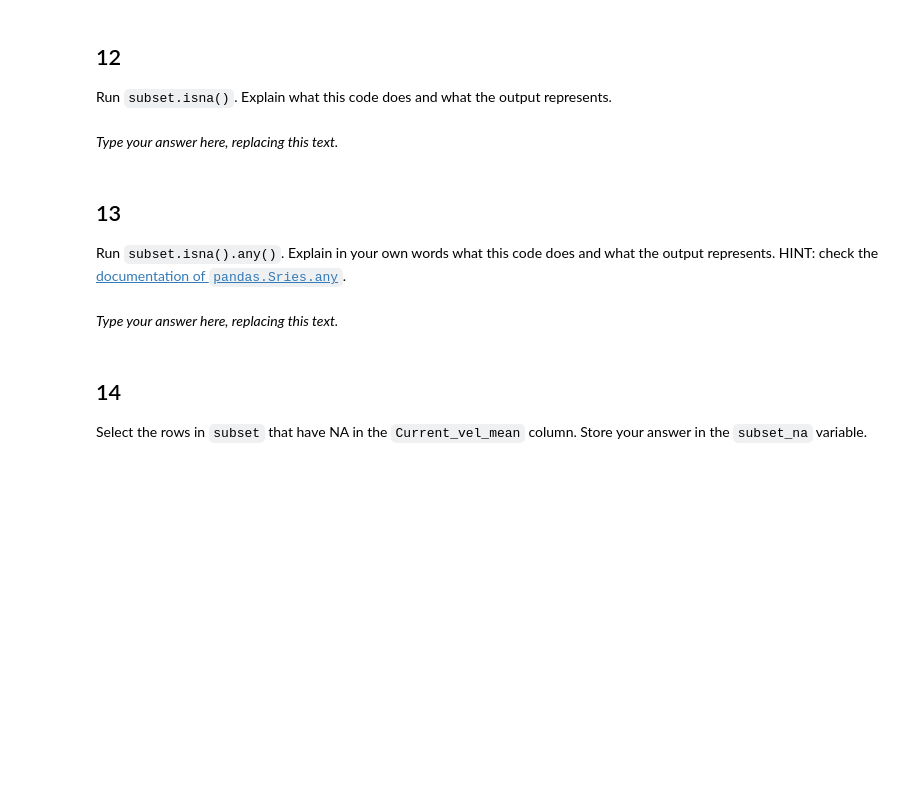
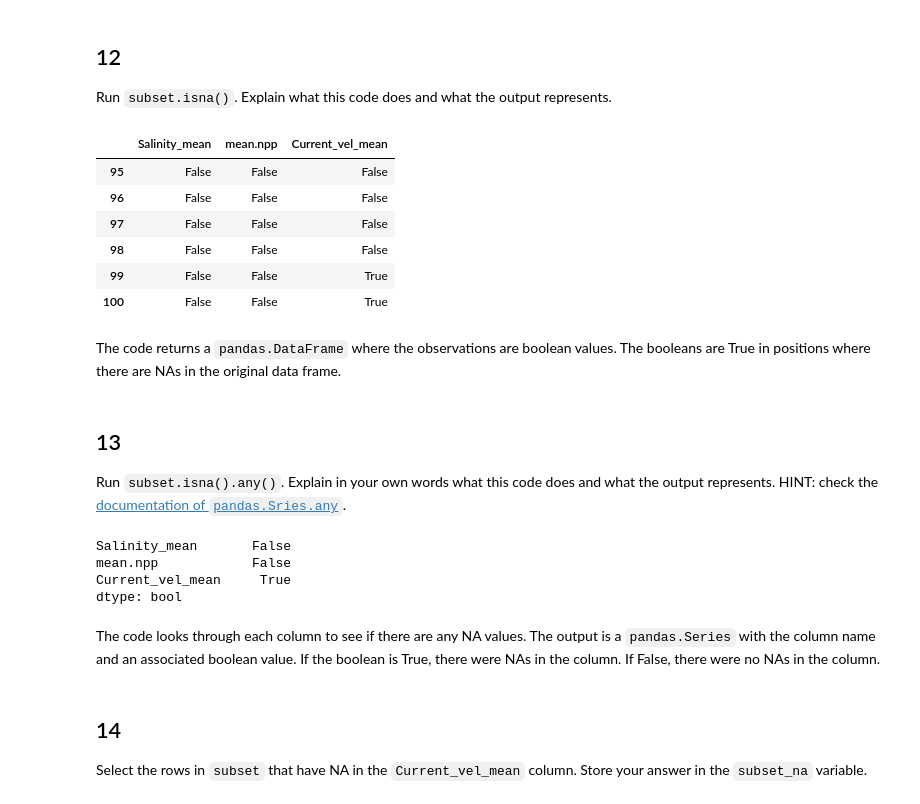
Before and after one commit to marinakochuten/eds220-hwk1, a Jupyter notebook: hwk1-task2-corals.ipynb, the cells around one changed output. Cells and saved outputs as stored; diff of their text form; code cells hidden in the pictures; blank space fills up the shorter version.

```diff
--- a/hwk1-task2-corals.ipynb
+++ b/hwk1-task2-corals.ipynb
@@ -342,8 +345,18 @@ subset
 ## 12
 
 Run `subset.isna()`. Explain what this code does and what the output represents.
-# %% [markdown]
-_Type your answer here, replacing this text._
+# %%
+subset.isna()
+# %% [output]
+|  | Salinity_mean | mean.npp | Current_vel_mean |
+| 95 | False | False | False |
+| 96 | False | False | False |
+| 97 | False | False | False |
+| 98 | False | False | False |
+| 99 | False | False | True |
+| 100 | False | False | True |
+# %% [markdown]
+The code returns a `pandas.DataFrame` where the observations are boolean values. The booleans are True in positions where there are NAs in the original data frame.
 # %% [markdown]
 <!-- END QUESTION -->
 
@@ -351,8 +364,15 @@ _Type your answer here, replacing this text._
 
 ## 13
 Run `subset.isna().any()`. Explain in your own words what this code does and what the output represents. HINT: check the [documentation of `pandas.Sries.any`](https://pandas.pydata.org/docs/reference/api/pandas.Series.any.html).
-# %% [markdown]
-_Type your answer here, replacing this text._
+# %%
+subset.isna().any()
+# %% [output]
+Salinity_mean       False
+mean.npp            False
+Current_vel_mean     True
+dtype: bool
+# %% [markdown]
+The code looks through each column to see if there are any NA values. The output is a `pandas.Series` with the column name and an associated boolean value. If the boolean is True, there were NAs in the column. If False, there were no NAs in the column.
 # %% [markdown]
 <!-- END QUESTION -->
 
```
Also changed, not shown: parts of 14 cells of this notebook.
